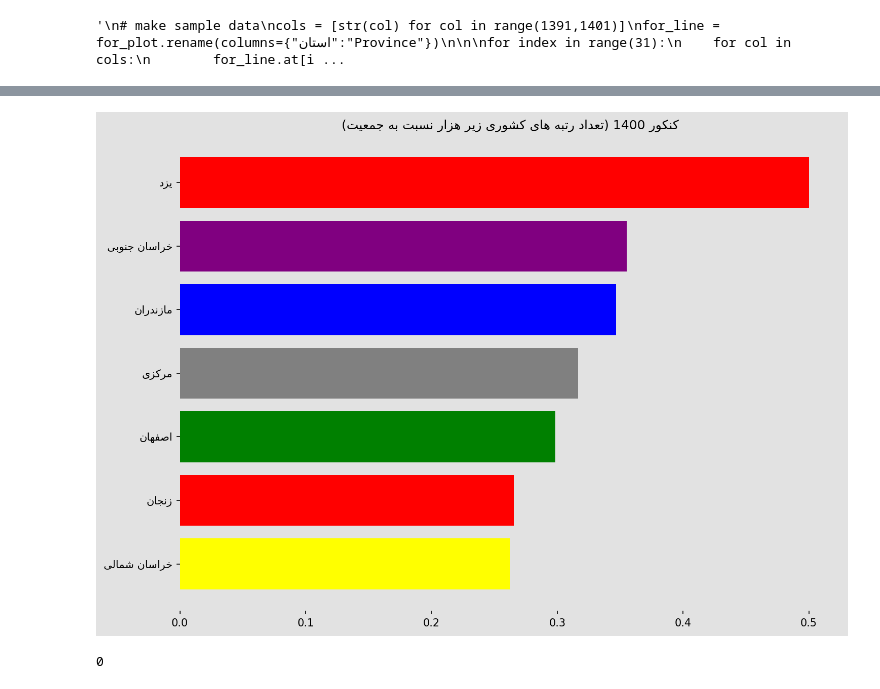
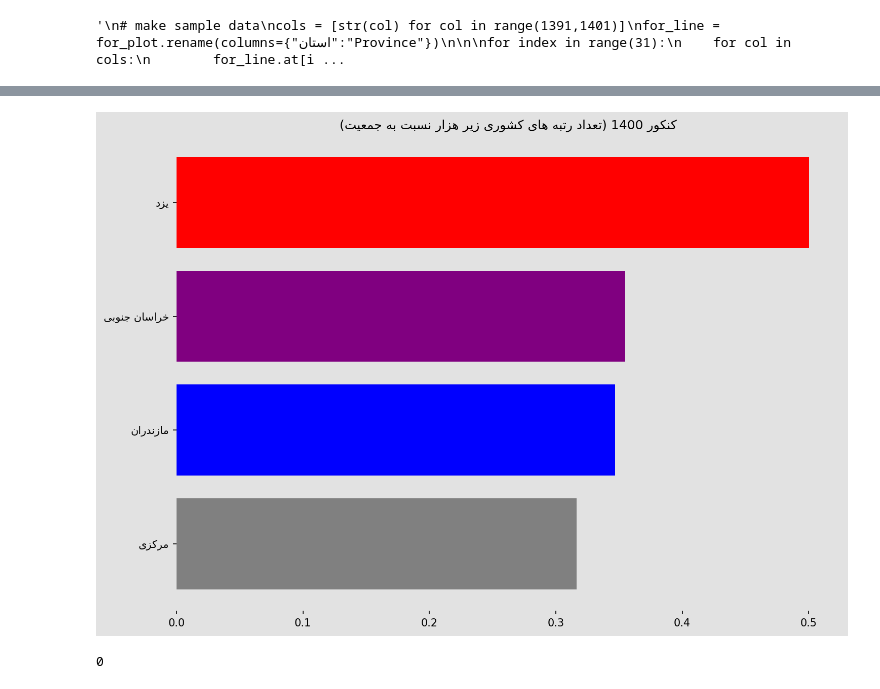
Before and after one commit to arianGh1/Konkoor, a Jupyter notebook: analysis.ipynb, the cells around one changed output, grey strips where cells are left out. Drawn from its saved outputs; the diff is of its cells as text; code cells hidden in the pictures.

```diff
--- a/analysis.ipynb
+++ b/analysis.ipynb
@@ -317,7 +337,7 @@ def create_video():
         one_row_ascending = one_row.sort_values(ascending=True)
         df_rows = pd.DataFrame(one_row_ascending)
         #top_12 = list(df_rows[19:31].index)
-        top_12 = list(df_rows[24:31].index)
+        top_12 = list(df_rows[27:31].index)
         colors = []
         for top in top_12:
             colors.append(color_dic[top])
@@ -337,34 +357,34 @@ def create_video():
             ax.set_title(method+" "+ f'{1388+glob["j"]} '+name)
             glob["j"]+=1
         else:
             name = get_display(reshape("کنکور"))
             method = get_display(reshape("(تعداد رتبه های کشوری زیر هزار نسبت به جمعیت)"))
             ax.set_title(method+" "+f'{1388+glob["j"]} '+name)
 
         #ax.bar_label(hbars, fmt='%.2d')
         return hbars
 
 
     fig,ax = plt.subplots(figsize=(10,7),
                           facecolor = plt.cm.Greys(0.2),
                           dpi = 150,
                           tight_layout=True
                          )
 
     data_anime = FuncAnimation(
         fig = fig,
         func = update,
         frames= 1600,
         interval=35,
         blit=True
     )
     return data_anime
 
 anim = create_video()
 #writer = matplotlib.animation.ImageMagickFileWriter()
 anim.save('new.mp4', writer="ffmpeg")
 # %% [output]
-[figure, old version]
+[figure, new version]
 # %%
 # %% [output]
 0
```
Also changed, not shown: parts of 3 cells of this notebook, 10 other files.
